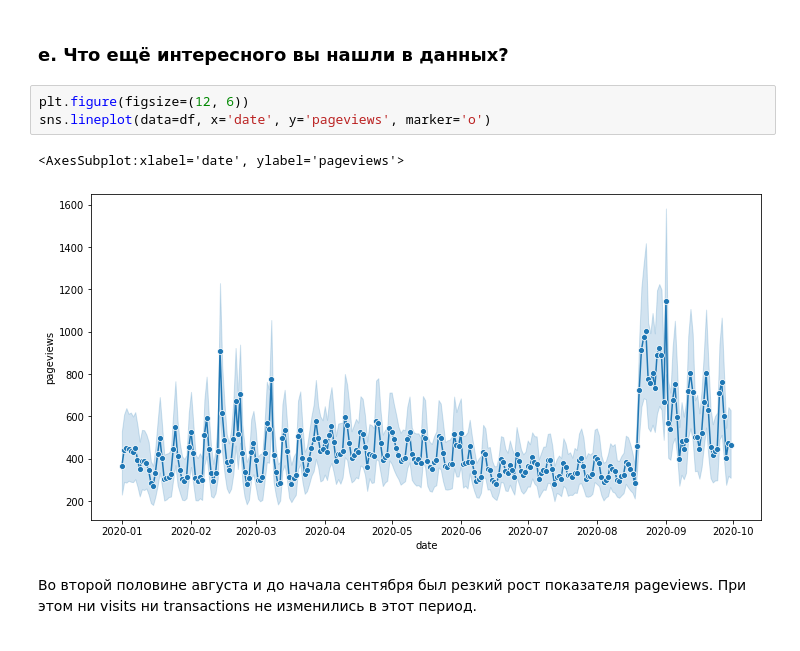
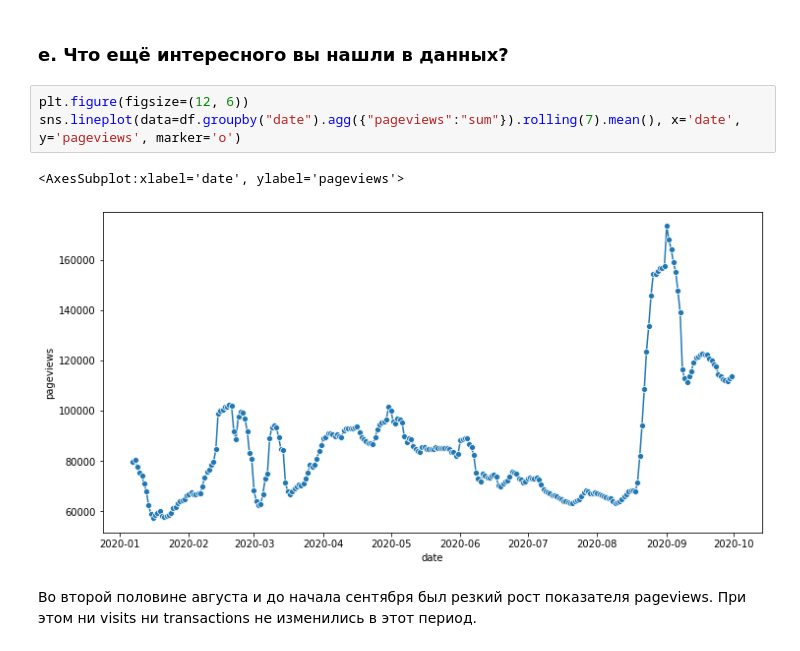
Before and after one commit to Lasiagrostis/per-aspera-ad-astra, a Jupyter notebook: Case_R.ipynb, the cells around one changed output. Saved outputs shown, nothing was run; the diff lists cells and outputs as text.

```diff
--- a/Case_R.ipynb
+++ b/Case_R.ipynb
@@ -95,9 +96,9 @@ sns.lineplot(data=df.query("medium == 'cpc'"), x='date', y='revenue', marker='o'
 ### e.	Что ещё интересного вы нашли в данных?
 # %%
 plt.figure(figsize=(12, 6))
-sns.lineplot(data=df, x='date', y='pageviews', marker='o')
+sns.lineplot(data=df.groupby("date").agg({"pageviews":"sum"}).rolling(7).mean(), x='date', y='pageviews', marker='o')
 # %% [output]
 <AxesSubplot:xlabel='date', ylabel='pageviews'>
-[figure, old version]
+[figure, new version]
 # %% [markdown]
 Во второй половине августа и до начала сентября был резкий рост показателя pageviews. При этом ни visits ни transactions не изменились в этот период.
```
Also changed, not shown: parts of 2 cells of this notebook.
